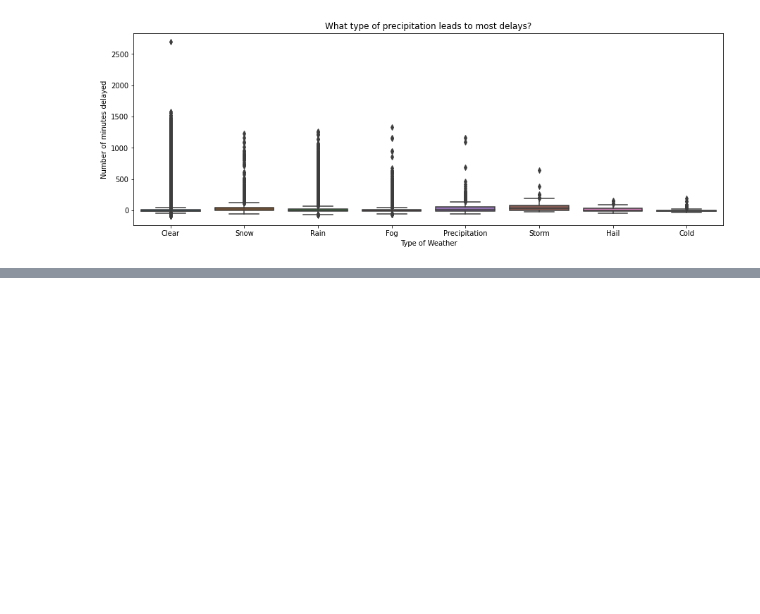
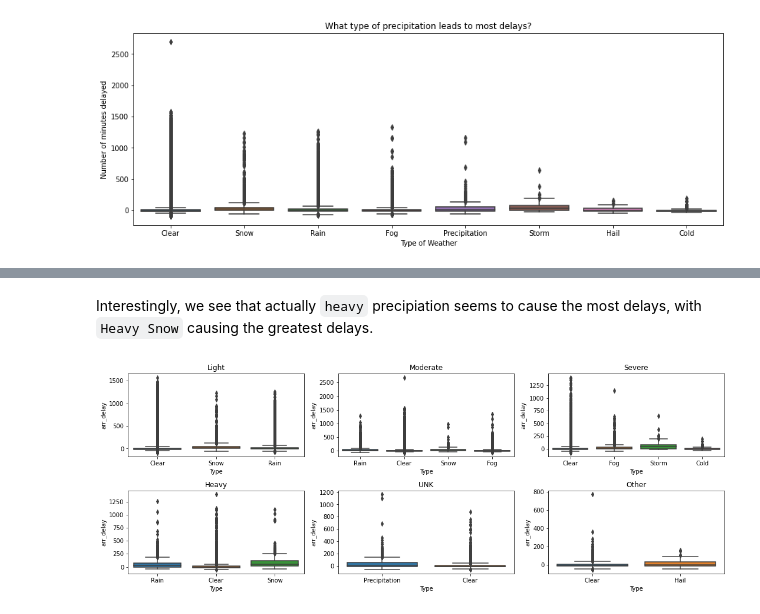
Before and after one commit to guedanie/flight_delay_predictor, a Jupyter notebook: weather_exploration.ipynb, the cells around one changed output, grey strips where cells are left out. Saved outputs shown, nothing was run; the diff lists cells and outputs as text; code cells hidden in the pictures; blank space fills up the shorter version.

```diff
--- a/weather_exploration.ipynb
+++ b/weather_exploration.ipynb
@@ -299,0 +341,18 @@ Text(0.5, 0, 'Type of Weather')
+# %% [markdown]
+Interestingly, we see that actually `heavy` precipiation seems to cause the most delays, with `Heavy Snow` causing the greatest delays.
+# %%
+severity = test.Severity.unique()
+
+fig, ax = plt.subplots(nrows=2, ncols=3, figsize=(15,8))
+
+for count, i in enumerate(severity):
+
+    data = test[test.Severity == i]
+    plt.subplot(3, 3, count + 1)
+    sns.boxplot(data=data, x="Type", y="arr_delay")
+    plt.title(f"{i}")
+    fig.tight_layout()
+
+plt.show()
+# %% [output]
+[figure, added]
```
Also changed, not shown: parts of 40 cells of this notebook.
